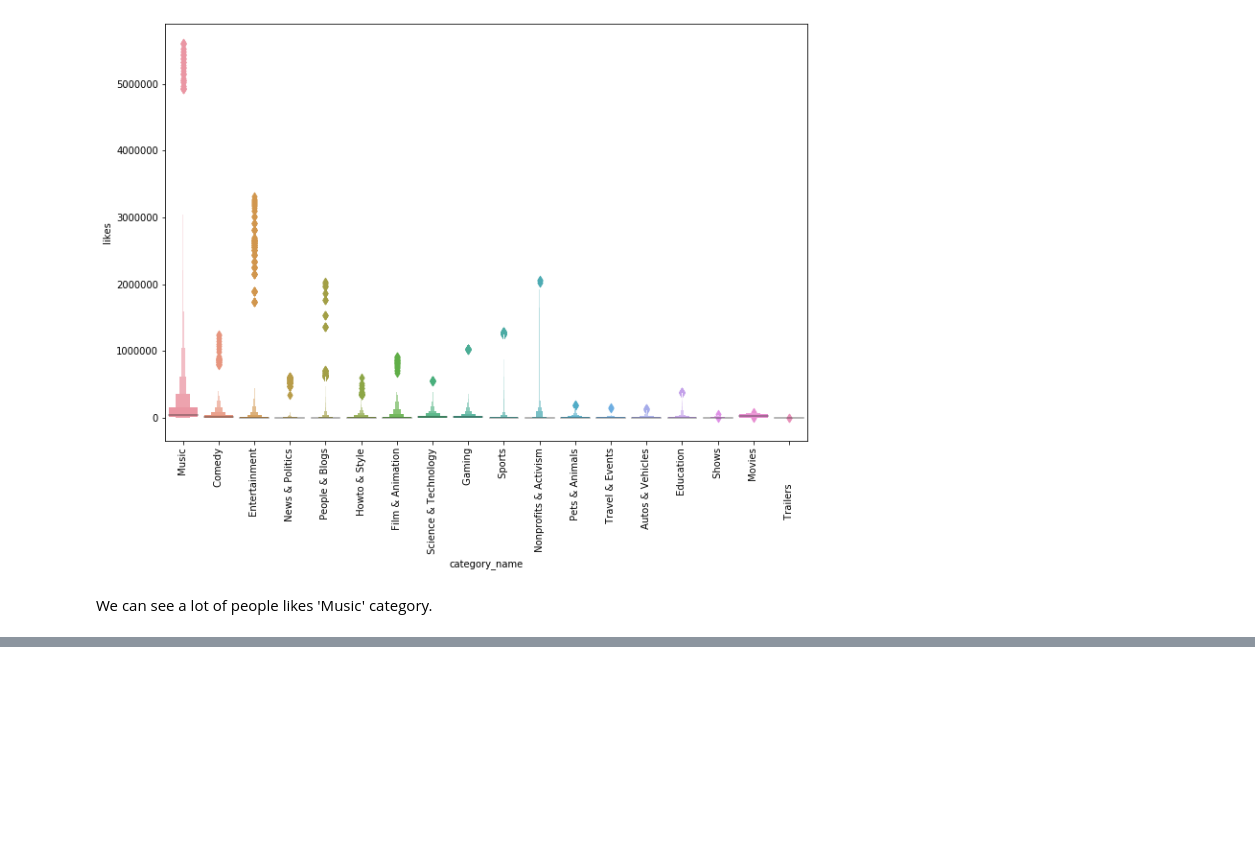
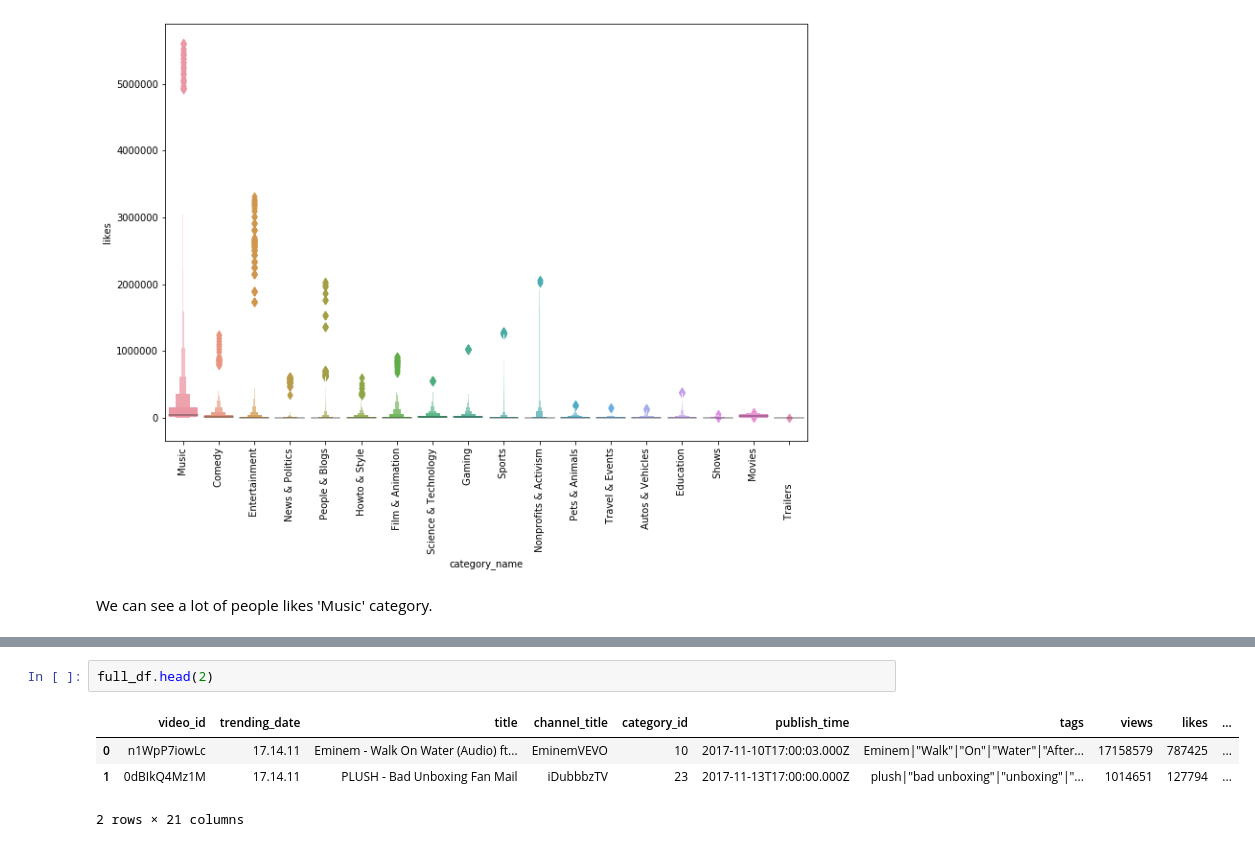
Before and after one commit to MiskaturRahman/Data-Science-PortFolio, a Jupyter notebook: youtube Case study/youtube_analysis.ipynb, the cells around one changed output, grey strips where cells are left out. Cells and saved outputs as stored; diff of their text form; blank space fills up the shorter version.

```diff
--- a/youtube Case study/youtube_analysis.ipynb
+++ b/youtube Case study/youtube_analysis.ipynb
@@ -442,0 +464,7 @@ We can see a lot of people likes 'Music' category.
+# %%
+full_df.head(2)
+# %% [output]
+|  | video_id | trending_date | title | channel_title | category_id | publish_time | tags | views | likes | ... |
+| 0 | n1WpP7iowLc | 17.14.11 | Eminem - Walk On Water (Audio) ft... | EminemVEVO | 10 | 2017-11-10T17:00:03.000Z | Eminem|"Walk"|"On"|"Water"|"After... | 17158579 | 787425 | ... |
+| 1 | 0dBIkQ4Mz1M | 17.14.11 | PLUSH - Bad Unboxing Fan Mail | iDubbbzTV | 23 | 2017-11-13T17:00:00.000Z | plush|"bad unboxing"|"unboxing"|"... | 1014651 | 127794 | ... |
+2 rows × 21 columns
```
Also changed, not shown: parts of 10 cells of this notebook.
